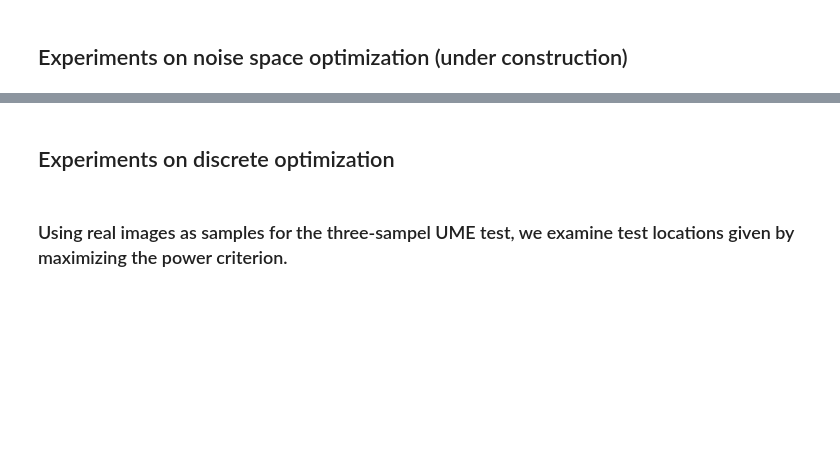
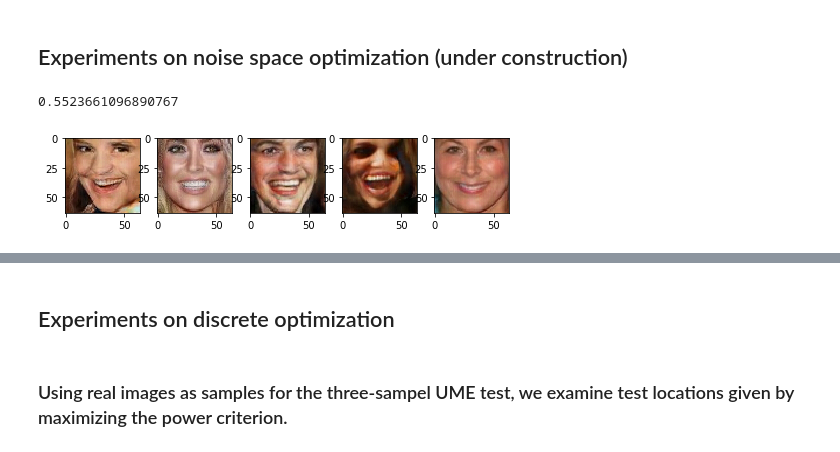
Before and after one commit to wittawatj/kernel-mod, a Jupyter notebook: ipynb/demo_gan_opt.ipynb, the cells around one changed output, grey strips where cells are left out. Drawn from its saved outputs; the diff is of its cells as text; code cells hidden in the pictures; blank space fills up the shorter version.

```diff
--- a/ipynb/demo_gan_opt.ipynb
+++ b/ipynb/demo_gan_opt.ipynb
@@ -148,16 +68,36 @@ datar = data.Data(tr_data[:batch_size])
+# %%
+J = 5
+
+from kmod.ex import celeba as clba
+gen_data_smile = clba.load_feature_array('gen_smile')
+gen_data_nonsmile = clba.load_feature_array('gen_nonsmile')
+ref = clba.load_feature_array('ref_smile')
+datap = data.Data(gen_data_smile[:batch_size])
+dataq = data.Data(gen_data_nonsmile[:batch_size])
+datar = data.Data(ref[:batch_size])
+from kmod import torch_models
+model = torch_models.load_inception_v3(pretrained=True, gpu_id=gpu_id)
+
+Zp0 = Zq0 = np.random.uniform(-1, 1, (J, z_dim))
+XYZ = np.vstack((datap.data(), dataq.data(), datar.data()))
+med = util.meddistance(XYZ, subsample=1000)
+med = med.reshape([1,])
+# %%
+with util.ContextTimer() as t:
+    # Z_opt, gw_opt, opt_result = gt.optimize_3sample_criterion(datap, dataq, datar, gp, gq, Zp0, Zq0, gwidth0=med2)
+    Zp_opt, Zq_opt, gw_opt = gt.run_optimize_3sample_criterion(datap, dataq, datar, gp, gq, model.pool3, Zp0, Zq0, med)
+# %%
+print(t.secs / 60.)
+sample_p_opt = gp(Zp_opt.view(-1, gp.z_size, 1, 1)).cpu().data.numpy().transpose(0, 2, 3, 1)
+sample_q_opt = gq(Zq_opt.view(-1, gp.z_size, 1, 1)).cpu().data.numpy().transpose(0, 2, 3, 1)
+# %% [output]
+0.5523661096890767
 # %%
-
-
+grid_size = 5
 plt.figure(figsize=(8, 8))
-
-grid_size = 5
-
-for i in range(grid_size**2):
-
-    img = np.clip(samples_p_show[i], 0, 1)
-
+for i in range(sample_p_opt.shape[0]):
+    img = np.clip(sample_p_opt[i], 0, 1)
     plt.subplot(grid_size, grid_size, i+1)
-
     plt.imshow(img)
-
-plt.axis('off')
+# %% [output]
+[figure, added]
```
Also changed, not shown: parts of 13 cells of this notebook, 1 other file.
